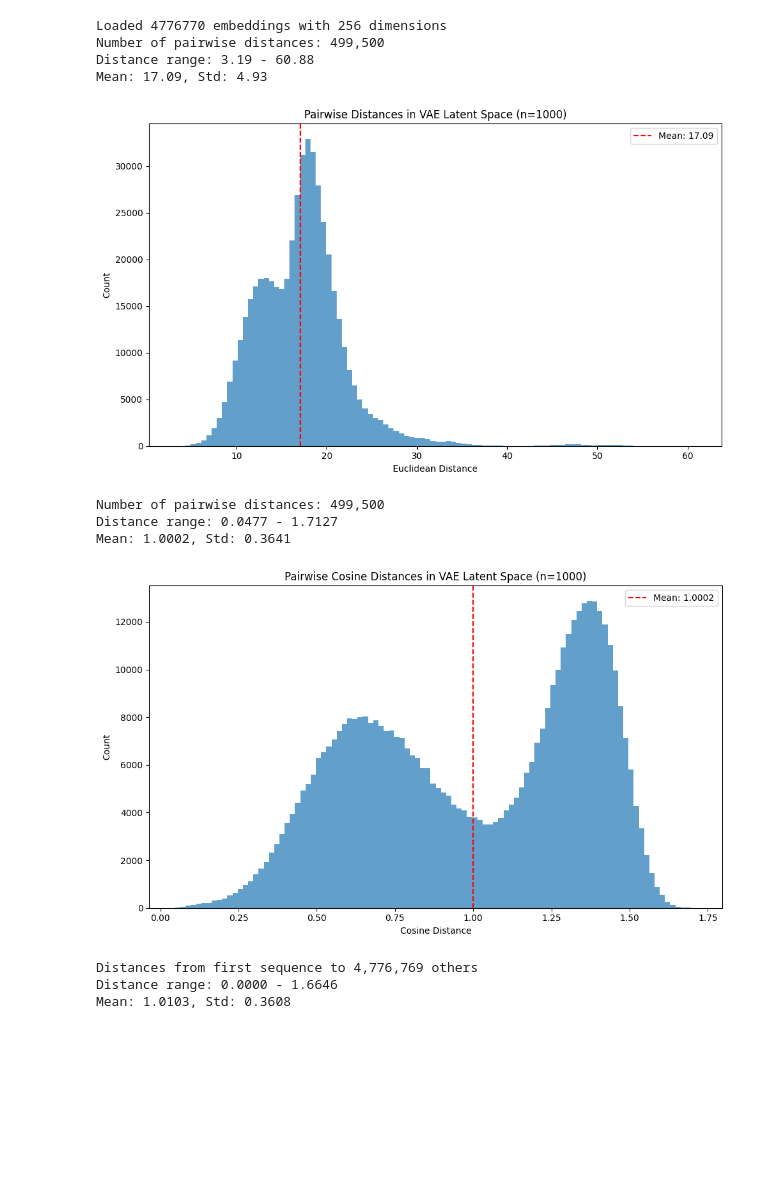
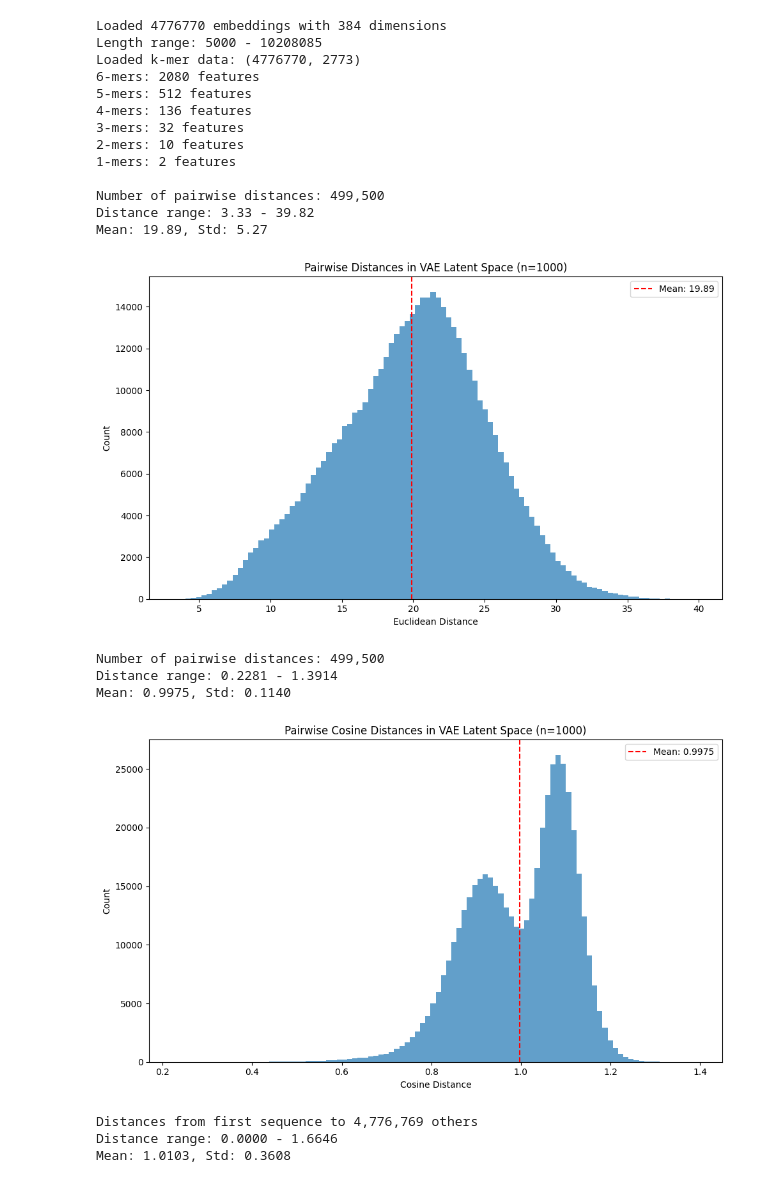
Before and after one commit to tnn111/Embedding, a Jupyter notebook: clustering.ipynb, the cells around one changed output. Cells and saved outputs as stored; diff of their text form; code cells hidden in the pictures; blank space fills up the shorter version.

```diff
--- a/clustering.ipynb
+++ b/clustering.ipynb
@@ -1,39 +1,70 @@
 # %%
 import numpy as np
 from scipy.spatial.distance import pdist
 import matplotlib.pyplot as plt
 
-# Load embeddings
-embeddings = np.load('Data/all_multimer_embeddings.npy')
+# Load embeddings (col 0 = length, cols 1-384 = embeddings)
+data = np.load('Data/all_embeddings.npy')
+lengths = data[:, 0]
+embeddings = data[:, 1:]
 print(f'Loaded {embeddings.shape[0]} embeddings with {embeddings.shape[1]} dimensions')
+print(f'Length range: {lengths.min():.0f} - {lengths.max():.0f}')
+
+# Load k-mer frequencies (col 0 = length, cols 1-2772 = k-mers)
+kmers = np.load('Data/all_kmers.npy')
+print(f'Loaded k-mer data: {kmers.shape}')
+
+# Extract k-mer frequencies by size (new format without 7-mers)
+six_mers = kmers[:, 1:2081]        # 2080 features
+five_mers = kmers[:, 2081:2593]    # 512 features
+four_mers = kmers[:, 2593:2729]    # 136 features
+three_mers = kmers[:, 2729:2761]   # 32 features
+two_mers = kmers[:, 2761:2771]     # 10 features
+one_mers = kmers[:, 2771:2773]     # 2 features
+
+print(f'6-mers: {six_mers.shape[1]} features')
+print(f'5-mers: {five_mers.shape[1]} features')
+print(f'4-mers: {four_mers.shape[1]} features')
+print(f'3-mers: {three_mers.shape[1]} features')
+print(f'2-mers: {two_mers.shape[1]} features')
+print(f'1-mers: {one_mers.shape[1]} features')
 
 # Randomly sample 1,000 entries
 rng = np.random.default_rng(42)
 idx = rng.choice(len(embeddings), size = 1000, replace = False)
 sample = embeddings[idx]
 
 # Calculate pairwise Euclidean distances
 distances = pdist(sample, metric = 'euclidean')
-print(f'Number of pairwise distances: {len(distances):,}')
+print(f'\nNumber of pairwise distances: {len(distances):,}')
 print(f'Distance range: {distances.min():.2f} - {distances.max():.2f}')
 print(f'Mean: {distances.mean():.2f}, Std: {distances.std():.2f}')
 
 # Plot histogram
 fig, ax = plt.subplots(figsize = (10, 6))
 ax.hist(distances, bins = 100, edgecolor = 'none', alpha = 0.7)
 ax.axvline(distances.mean(), color = 'red', linestyle = '--', label = f'Mean: {distances.mean():.2f}')
 ax.set_xlabel('Euclidean Distance')
 ax.set_ylabel('Count')
 ax.set_title('Pairwise Distances in VAE Latent Space (n=1000)')
 ax.legend()
 plt.tight_layout()
 plt.show()
 # %% [output]
-Loaded 4776770 embeddings with 256 dimensions
+Loaded 4776770 embeddings with 384 dimensions
+Length range: 5000 - 10208085
+Loaded k-mer data: (4776770, 2773)
+6-mers: 2080 features
+5-mers: 512 features
+4-mers: 136 features
+3-mers: 32 features
+2-mers: 10 features
+1-mers: 2 features
+
 Number of pairwise distances: 499,500
-Distance range: 3.19 - 60.88
-Mean: 17.09, Std: 4.93
+Distance range: 3.33 - 39.82
+Mean: 19.89, Std: 5.27
-[figure, old version]
+[figure, new version]
 # %%
 from scipy.spatial.distance import pdist
 import matplotlib.pyplot as plt
@@ -55,9 +86,9 @@ plt.tight_layout()
 plt.show()
 # %% [output]
 Number of pairwise distances: 499,500
-Distance range: 0.0477 - 1.7127
-Mean: 1.0002, Std: 0.3641
+Distance range: 0.2281 - 1.3914
+Mean: 0.9975, Std: 0.1140
-[figure, old version]
+[figure, new version]
 # %%
 from scipy.spatial.distance import cdist
 
```
Also changed, not shown: parts of 2 cells of this notebook, 4 other files.
